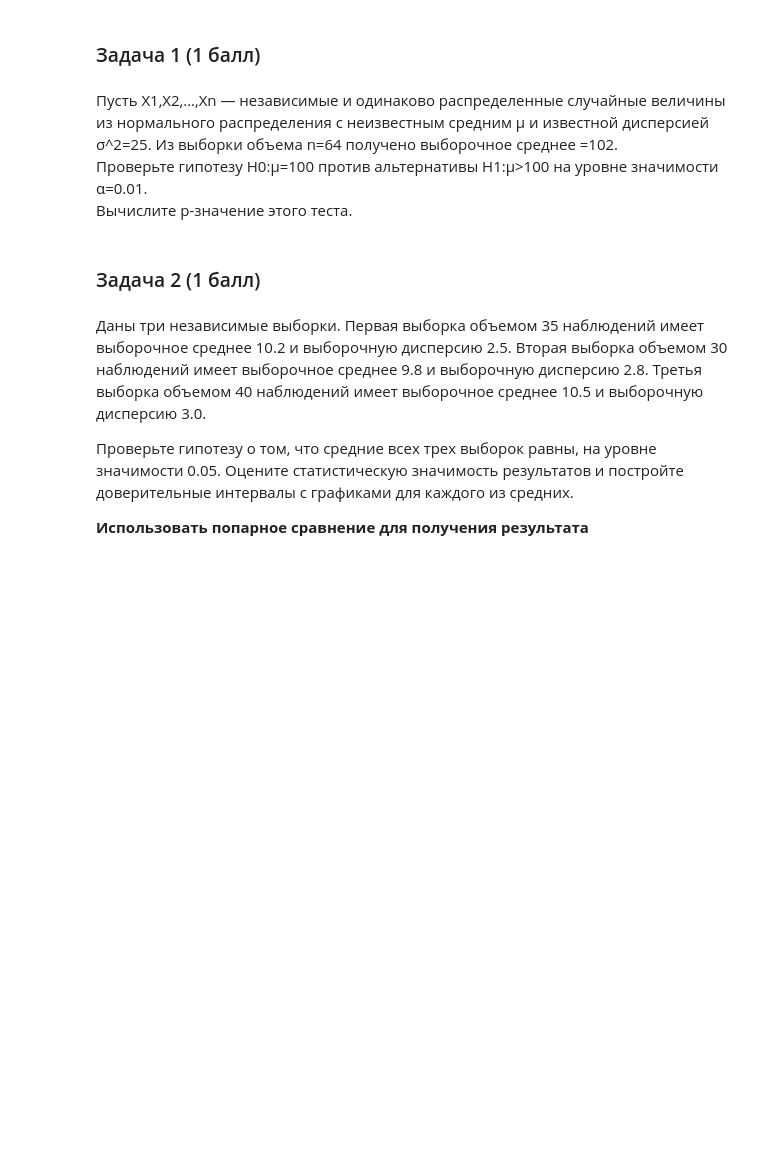
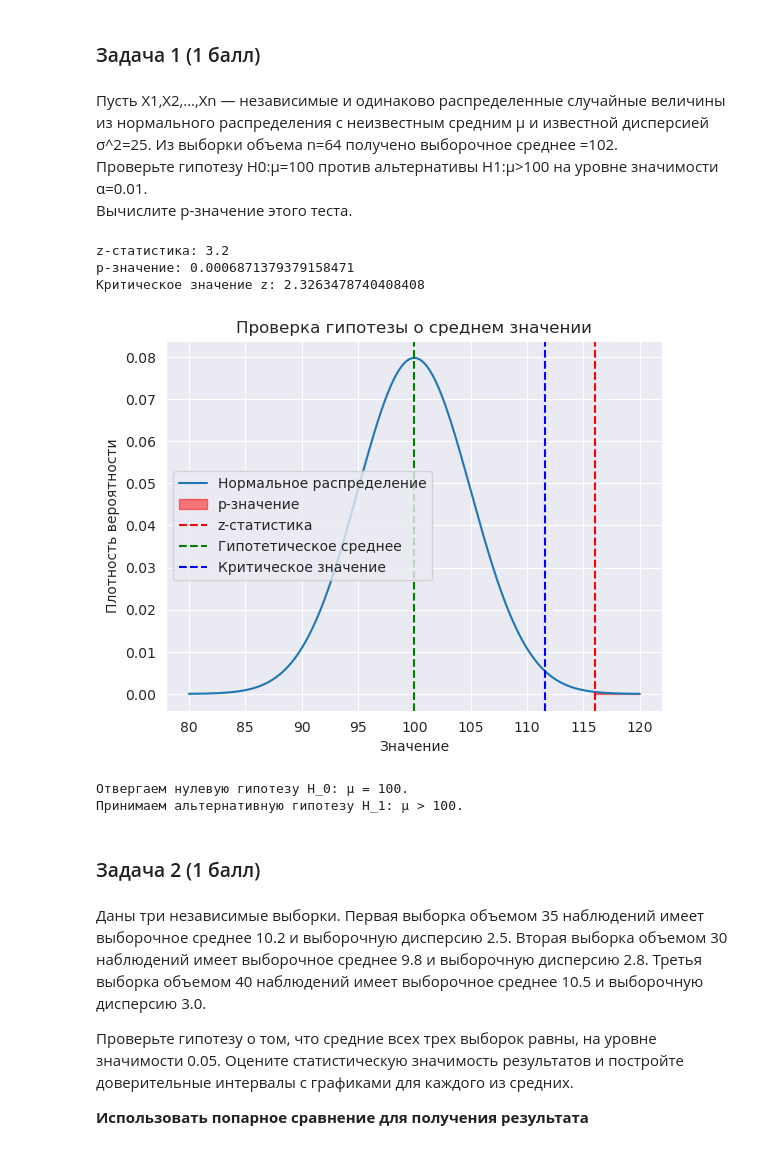
Before and after one commit to NTG-TPL/itmo_mathstat, a Jupyter notebook: 4 - Parametric tests/ITMO_MathStat_HW_3.ipynb, the cells around one changed output. Saved outputs shown, nothing was run; the diff lists cells and outputs as text; code cells hidden in the pictures; blank space fills up the shorter version.

```diff
--- a/4 - Parametric tests/ITMO_MathStat_HW_3.ipynb
+++ b/4 - Parametric tests/ITMO_MathStat_HW_3.ipynb
@@ -12,6 +16,50 @@
 Проверьте гипотезу H0:μ=100 против альтернативы H1:μ>100 на уровне значимости α=0.01.
 \
 Вычислите p-значение этого теста.
+# %%
+mu_0 = 100
+sample_mean = 102
+sigma = 5
+n = 64
+alpha = 0.01
+
+z = (sample_mean - mu_0) / (sigma / (n ** 0.5))
+
+p_value = stats.norm.sf(z)
+
+print(f"z-статистика: {z}")
+print(f"p-значение: {p_value}")
+
+z_critical = stats.norm.ppf(1 - alpha)
+print(f"Критическое значение z: {z_critical}")
+
+x = np.linspace(mu_0 - 4 * sigma, mu_0 + 4 * sigma, 1000)
+y = stats.norm.pdf(x, mu_0, sigma)
+
+plt.plot(x, y, label='Нормальное распределение')
+plt.fill_between(x, y, where=(x >= mu_0 + z * sigma), color='red', alpha=0.5, label='p-значение')
+plt.axvline(x=mu_0 + z * sigma, color='red', linestyle='--', label='z-статистика')
+plt.axvline(x=mu_0, color='green', linestyle='--', label='Гипотетическое среднее')
+plt.axvline(x=mu_0 + z_critical * sigma, color='blue', linestyle='--', label='Критическое значение')
+
+plt.xlabel('Значение')
+plt.ylabel('Плотность вероятности')
+plt.title('Проверка гипотезы о среднем значении')
+plt.legend()
+plt.show()
+
+if p_value < alpha:
+    print(f"Отвергаем нулевую гипотезу H_0: μ = {mu_0}.")
+    print(f"Принимаем альтернативную гипотезу H_1: μ > {mu_0}.")
+else:
+    print(f"Не отвергаем нулевую гипотезу H_0: μ = {mu_0}.")
+# %% [output]
+z-статистика: 3.2
+p-значение: 0.0006871379379158471
+Критическое значение z: 2.3263478740408408
+[figure, added]
+Отвергаем нулевую гипотезу H_0: μ = 100.
+Принимаем альтернативную гипотезу H_1: μ > 100.
 # %% [markdown]
 ### Задача 2 (1 балл)
 # %% [markdown]
```
Also changed, not shown: parts of 33 cells of this notebook.
